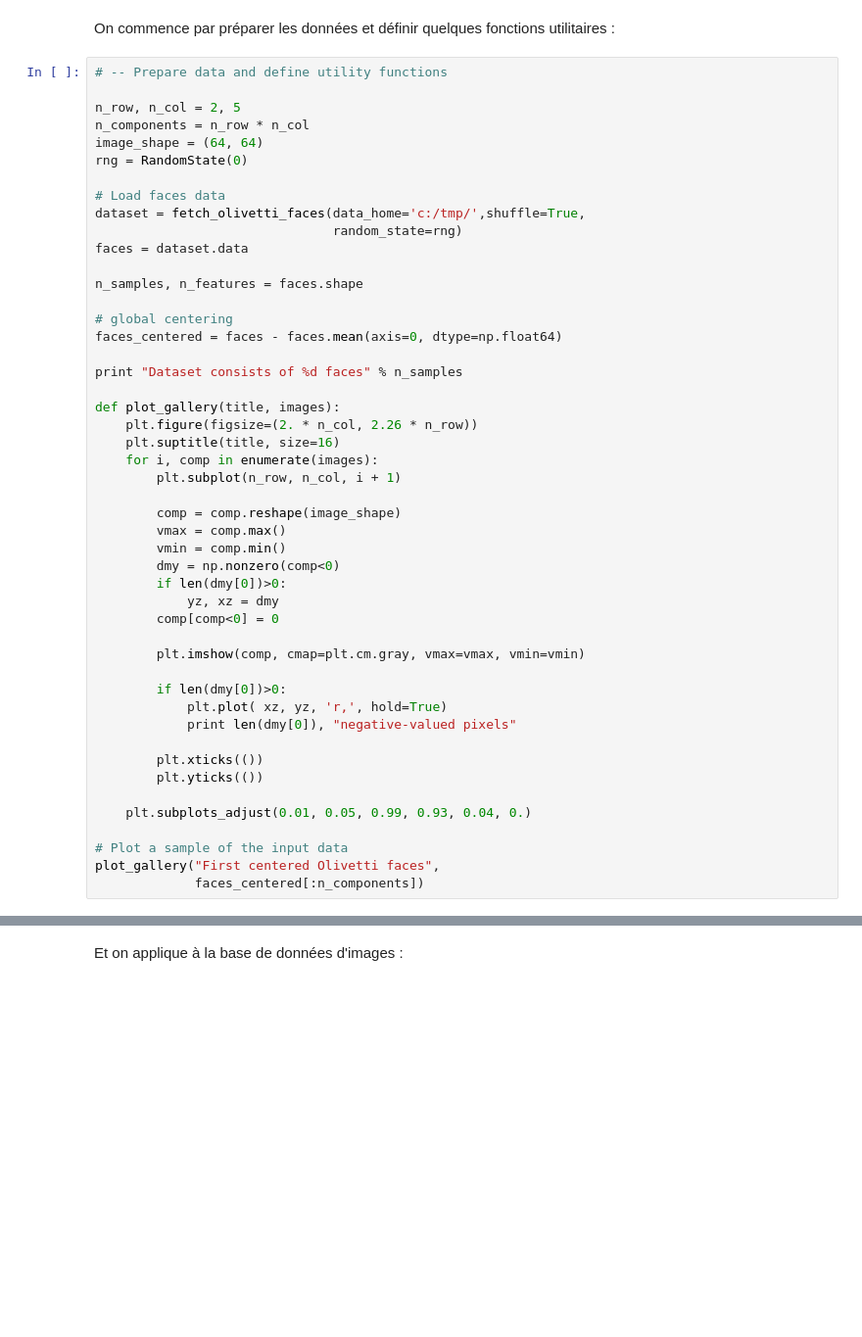
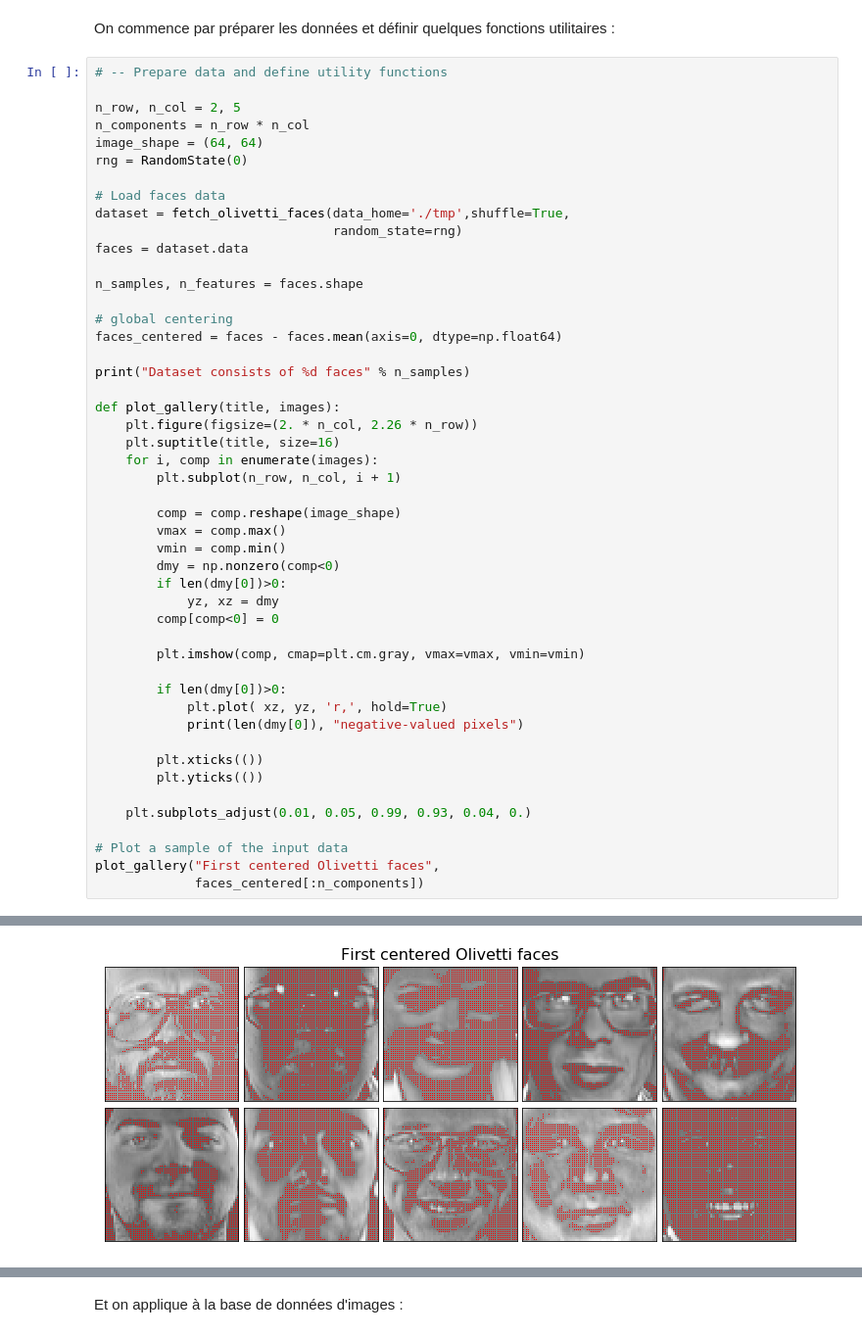
Before and after one commit to LoicH/SD207, a Jupyter notebook: TP.ipynb, the cells around one changed output, grey strips where cells are left out. Shown at 98% size. Cells and saved outputs as stored; diff of their text form; blank space fills up the shorter version.

```diff
--- a/TP.ipynb
+++ b/TP.ipynb
@@ -146,7 +146,7 @@ image_shape = (64, 64)
 rng = RandomState(0)
 
 # Load faces data
-dataset = fetch_olivetti_faces(data_home='c:/tmp/',shuffle=True,
+dataset = fetch_olivetti_faces(data_home='./tmp',shuffle=True,
                                random_state=rng)
 faces = dataset.data
 
@@ -155,7 +155,7 @@ n_samples, n_features = faces.shape
 # global centering
 faces_centered = faces - faces.mean(axis=0, dtype=np.float64)
 
-print "Dataset consists of %d faces" % n_samples
+print("Dataset consists of %d faces" % n_samples)
 
 def plot_gallery(title, images):
     plt.figure(figsize=(2. * n_col, 2.26 * n_row))
@@ -175,7 +175,7 @@ def plot_gallery(title, images):
 
         if len(dmy[0])>0:
             plt.plot( xz, yz, 'r,', hold=True)
-            print len(dmy[0]), "negative-valued pixels"
+            print(len(dmy[0]), "negative-valued pixels")
 
         plt.xticks(())
         plt.yticks(())
@@ -185,3 +185,4 @@ def plot_gallery(title, images):
 # Plot a sample of the input data
 plot_gallery("First centered Olivetti faces",
              faces_centered[:n_components])
+# %% [output]
@@ -188 +200,2 @@ plot_gallery("First centered Olivetti faces",
+[figure, added]
 # %% [markdown]
```
Also changed, not shown: parts of 11 cells of this notebook.
